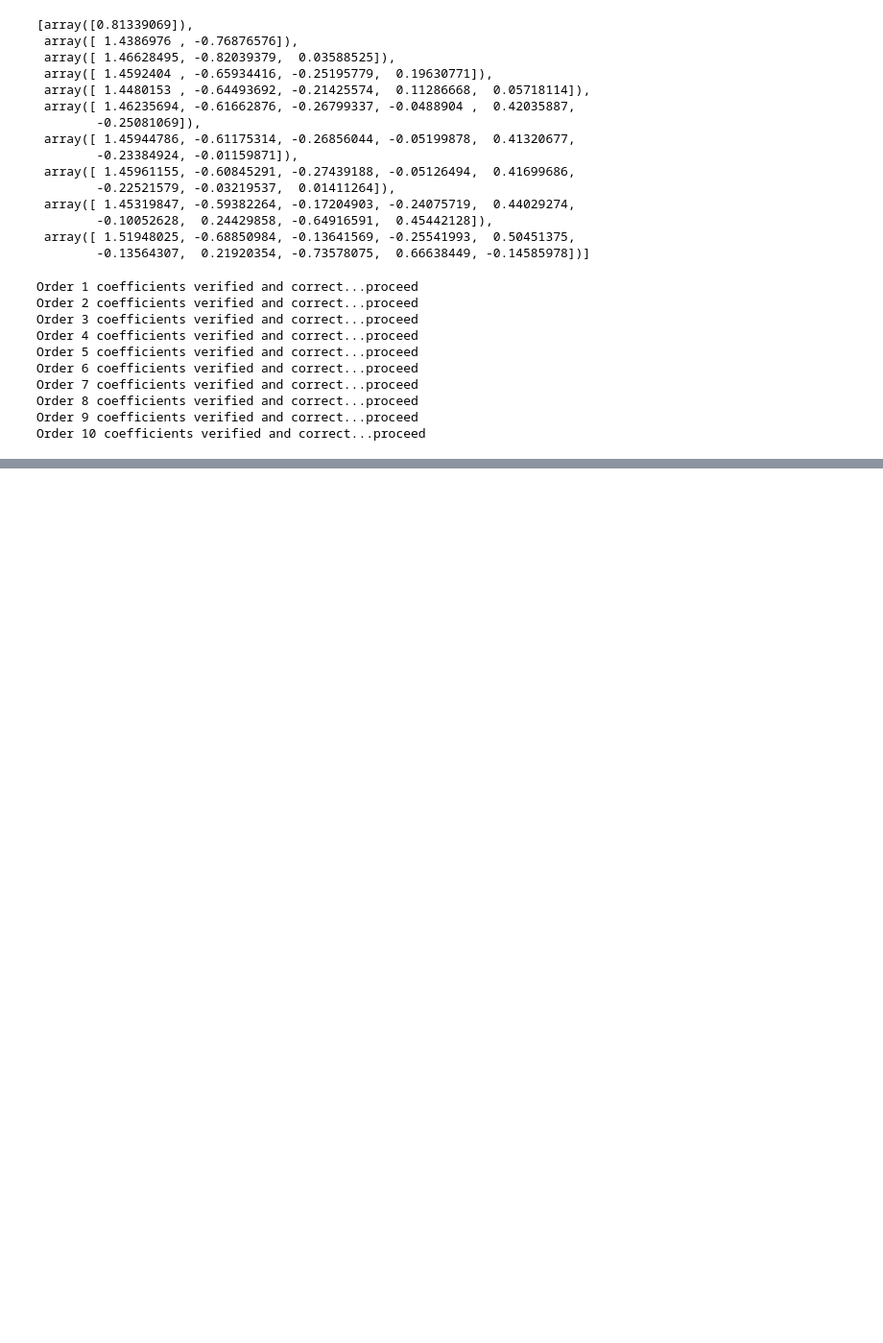
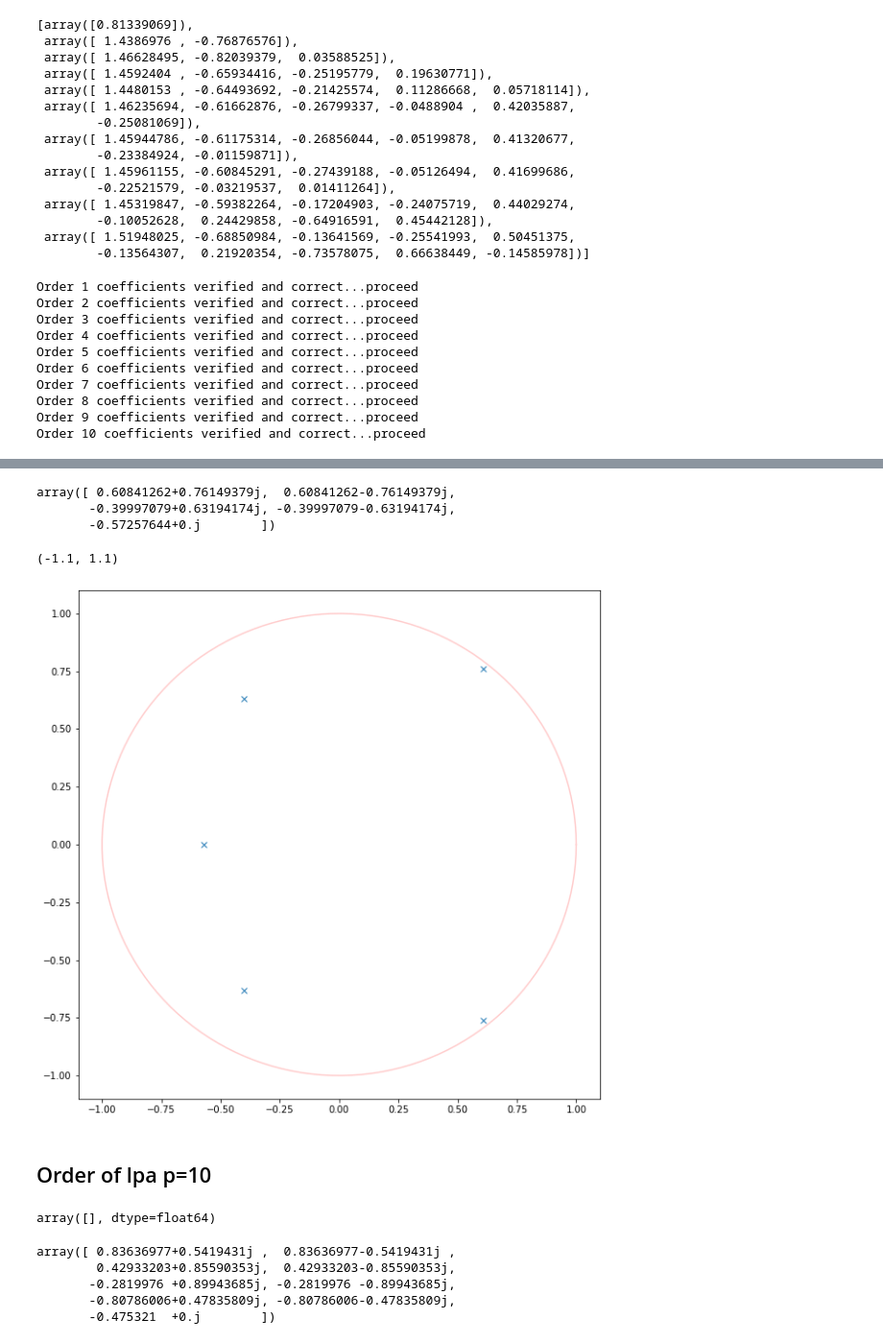
Before and after one commit to Rohit01-zoey/EE679, a Jupyter notebook: CompAssg2/Code.ipynb, the cells around one changed output, grey strips where cells are left out. Shown at 96% size. Cells and saved outputs as stored; diff of their text form; code cells hidden in the pictures; blank space fills up the shorter version.

```diff
--- a/CompAssg2/Code.ipynb
+++ b/CompAssg2/Code.ipynb
@@ -193,0 +229,2 @@ plt.plot(np.pad(signalToAnalyse,(0, 3*len(signalToAnalyse))))
+# %%
+z, p, k =tf2zpk(1, [1] + coef[5])
@@ -193,0 +236,24 @@ plt.plot(np.pad(signalToAnalyse,(0, 3*len(signalToAnalyse))))
+# %%
+#poles
+p
+# %% [output]
+array([ 0.60841262+0.76149379j,  0.60841262-0.76149379j,
+       -0.39997079+0.63194174j, -0.39997079-0.63194174j,
+       -0.57257644+0.j        ])
+# %%
+angle = np.linspace( 0 , 2 * np.pi , 150 )
+
+radius = 1
+
+x = radius * np.cos( angle )
+y = radius * np.sin( angle )
+plt.figure(figsize=(10,10))
+plt.plot(x, y, 'r', alpha = 0.2)
+plt.plot([i.real for i in p], [j.imag for j in p], 'x')
+plt.xlim([-1.1, 1.1])
+plt.ylim([-1.1, 1.1])
+# %% [output]
+(-1.1, 1.1)
+[figure, added]
+# %% [markdown]
+## Order of lpa p=10
@@ -193,0 +262,14 @@ plt.plot(np.pad(signalToAnalyse,(0, 3*len(signalToAnalyse))))
+# %%
+#Zeros
+z
+# %% [output]
+array([], dtype=float64)
+# %%
+#poles
+p
+# %% [output]
+array([ 0.83636977+0.5419431j ,  0.83636977-0.5419431j ,
+        0.42933203+0.85590353j,  0.42933203-0.85590353j,
+       -0.2819976 +0.89943685j, -0.2819976 -0.89943685j,
+       -0.80786006+0.47835809j, -0.80786006-0.47835809j,
+       -0.475321  +0.j        ])
```
Also changed, not shown: parts of 19 cells of this notebook.
